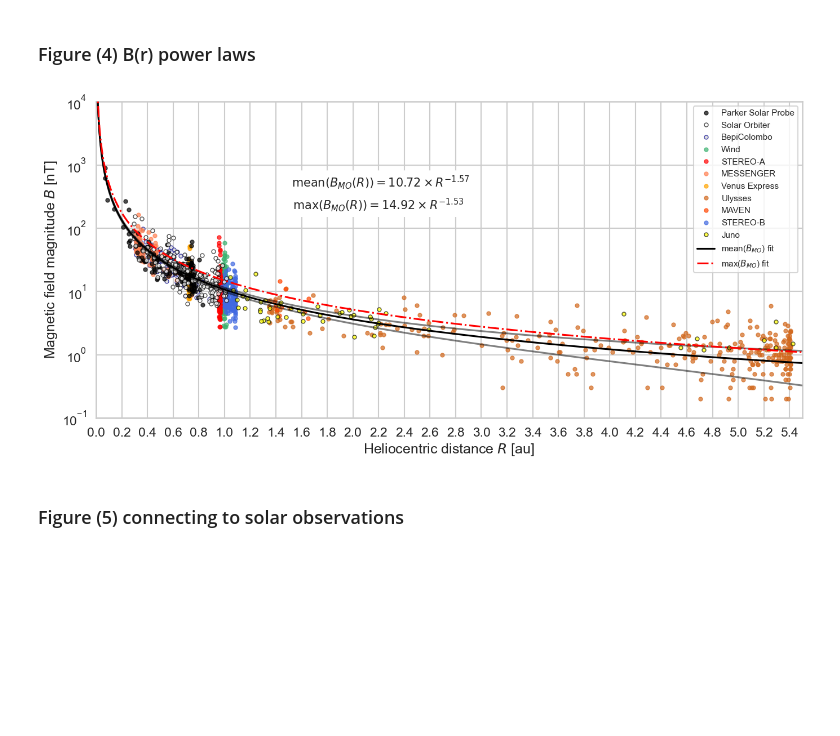
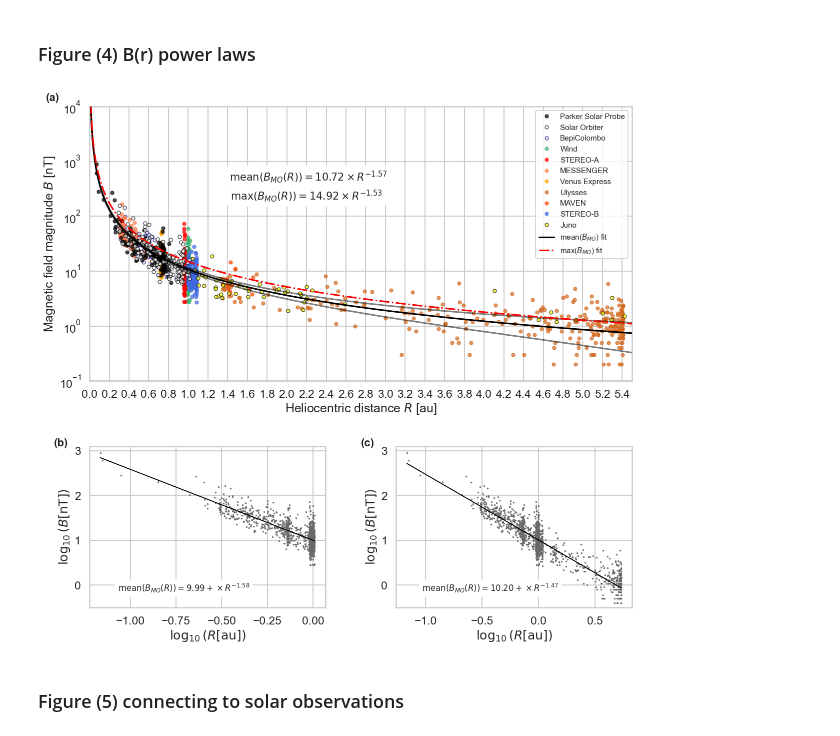
Before and after one commit to cmoestl/icmecat_paper_2025, a Jupyter notebook: moestl_icmecat_results.ipynb, the cells around one changed output. Saved outputs shown, nothing was run; the diff lists cells and outputs as text; code cells hidden in the pictures; blank space fills up the shorter version.

```diff
--- a/moestl_icmecat_results.ipynb
+++ b/moestl_icmecat_results.ipynb
@@ -931,10 +1189,13 @@ sns.set_context("talk")
 sns.set_style('whitegrid')
 
 ###############################################################################
-fig=plt.figure(3,figsize=(14,7),dpi=100)
+fig=plt.figure(3,figsize=(14,13),dpi=100)
+
+
+gs = fig.add_gridspec(2, 2, hspace=0.3, wspace=0.3,height_ratios=[1.7, 1])
 
 ##############################################################################
-ax=plt.subplot(111)
+ax = fig.add_subplot(gs[0, :])
 #plt.title('ICMECAT mean magnetic field in the magnetic obstacle')
 ax.set_xlabel('Heliocentric distance $R$ [au]')
 ax.set_ylabel('Magnetic field magnitude $B$ [nT]')
@@ -951,36 +1212,65 @@ ax.plot(ic.mo_sc_heliodistance[iuly],ic.mo_bmean[iuly],'o',c='chocolate', alpha=
 ax.plot(ic.mo_sc_heliodistance[imav],ic.mo_bmean[imav],'o',c='orangered', alpha=al,ms=ms, label='MAVEN')
 ax.plot(ic.mo_sc_heliodistance[istb],ic.mo_bmean[istb],'o',c='royalblue', alpha=al,ms=ms, label='STEREO-B')
 ax.plot(ic.mo_sc_heliodistance[ijun],ic.mo_bmean[ijun],'o', c='black',markerfacecolor='yellow', alpha=al,ms=ms, label='Juno')
+ax.text(-0.08, 1.05, '(a)', transform=ax.transAxes, fontsize=16, fontweight='bold', va='top')
+
 
 au_axis=np.arange(0,5.5,0.2)
 ax.set_xticks(au_axis)
 #ax3.tick_params(axis="x", labelsize=12)
 ax.set_xlim([0,5.5])
 
 ax.set_ylim([1e-1,1*1e4])
 ax.set_yscale('log')
 
 ########### plot fits
 ax.plot(fitx,powerlaw(fitx,param[0],param[1]),'-k', zorder=5, label='mean($B_{MO}$) fit')
 #with errors 2 std
 ax.plot(fitx,powerlaw(fitx,param[0]-2*perr[0],fit_lm[0][1])-2*perr[0],'-k',alpha=0.5, zorder=5)
 ax.plot(fitx,powerlaw(fitx,param[0]+2*perr[0],fit_lm[0][1])+2*perr[0],'-k',alpha=0.5, zorder=5)
 
 ax.plot(fitx,powerlaw(fitx,param2[0],param2[1]),'-.r', zorder=5, label='max($B_{MO}$) fit')
 
 formulastring=r'$\mathrm{mean}(B_{MO}(R)) = '+str(np.round(param[0],2))+r' \times R^{'+str(np.round(param[1],2))+'}$'
 ax.annotate(formulastring,xy=(0.403,0.73),xycoords='axes fraction',fontsize=15,ha='center',bbox=dict(boxstyle='round', facecolor='white'))
 
 formulastring=r'$\mathrm{max}(B_{MO}(R)) = '+str(np.round(param2[0],2))+r' \times R^{'+str(np.round(param2[1],2))+'}$'
 ax.annotate(formulastring,xy=(0.4,0.66),xycoords='axes fraction',fontsize=15,ha='center',bbox=dict(boxstyle='round', facecolor='white'))
 
 ax.legend(loc=1,fontsize=11)
-plt.tight_layout()
+
+############### Bottom left plot
+ax2 = fig.add_subplot(gs[1, 0])
+ax2.plot(rmeanlog1,bmeanlog1,'o', markersize=1.5, alpha=0.9, color='dimgrey')
+ax2.plot(rmeanlog1,linear(rmeanlog1,k1,d1),'-k',linewidth=1)
+ax2.set_ylim(-0.5,3.1)
+ax2.set_xlabel(r'$\log_{10}(R \text{[au]})$')
+ax2.set_ylabel(r'$\log_{10}(B \text{[nT]})$')
+ax2.text(-0.15, 1.05, '(b)', transform=ax2.transAxes, fontsize=16, fontweight='bold', va='top')
+strd=f'{np.round(10**d1, 2):.2f}+'
+formulastring=r'$\mathrm{mean}(B_{MO}(R)) ='+strd+r' \times R^{'+str(np.round(k1,2))+'}$'
+ax2.annotate(formulastring,xy=(0.4,0.1),xycoords='axes fraction',fontsize=12,ha='center',bbox=dict(boxstyle='round', facecolor='white'))
+
+
+############### Bottom right plot
+ax3 = fig.add_subplot(gs[1, 1])
+ax3.plot(rmeanlog2,bmeanlog2,'o', markersize=1.5, alpha=0.9,color='dimgrey')
+ax3.plot(rmeanlog2,linear(rmeanlog2,k2,d2),'-k',linewidth=1)
+ax3.set_ylim(-0.5,3.1)
+ax3.set_xlabel(r'$\log_{10}(R \text{[au]})$')
+ax3.set_ylabel(r'$\log_{10}(B \text{[nT]})$')
+ax3.text(-0.15, 1.05, '(c)', transform=ax3.transAxes, fontsize=16, fontweight='bold', va='top')
+
+strd=f'{np.round(10**d2, 2):.2f}+'
+formulastring=r'$\mathrm{mean}(B_{MO}(R)) ='+strd+r' \times R^{'+str(np.round(k2,2))+'}$'
+ax3.annotate(formulastring,xy=(0.4,0.1),xycoords='axes fraction',fontsize=12,ha='center',bbox=dict(boxstyle='round', facecolor='white'))
+
+#plt.tight_layout()
 
 plt.savefig('results/fig4_br_mo.png', dpi=300,bbox_inches='tight')
 plt.savefig('results/fig4_br_mo.pdf', dpi=300,bbox_inches='tight')
 # %% [output]
-[figure, old version]
+[figure, new version]
 # %% [markdown]
 ### Figure (5) connecting to solar observations
 # %%
```
Also changed, not shown: parts of 17 cells of this notebook, 1 other file.
